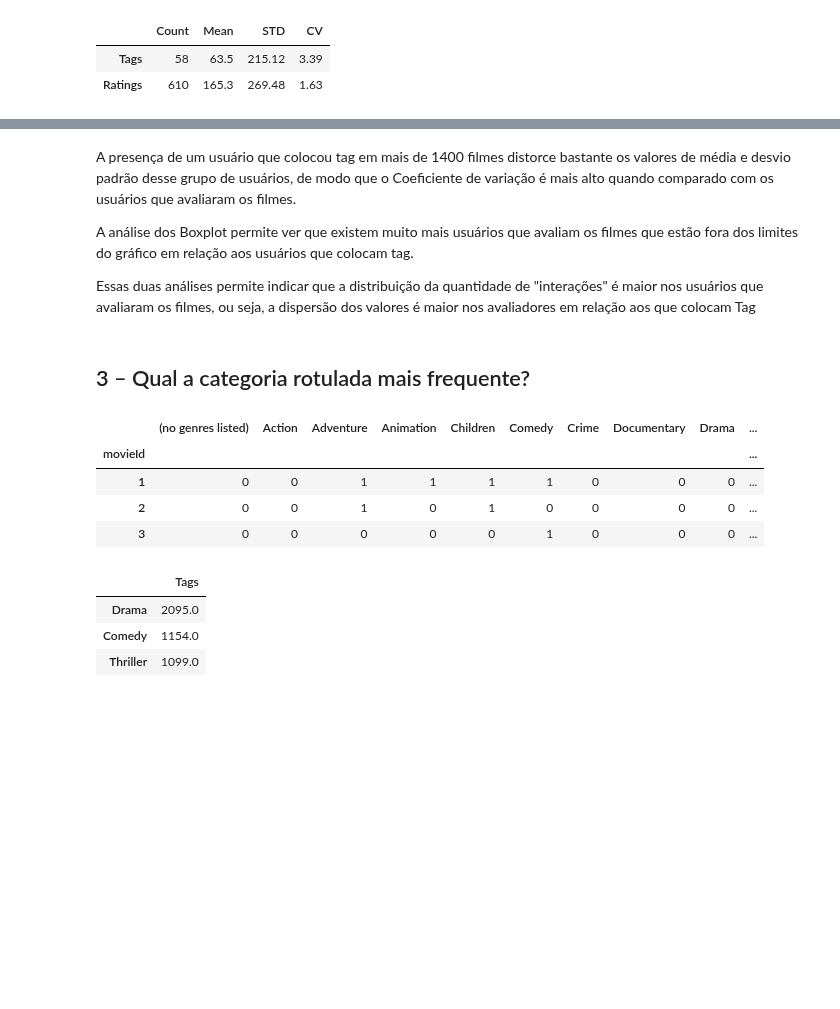
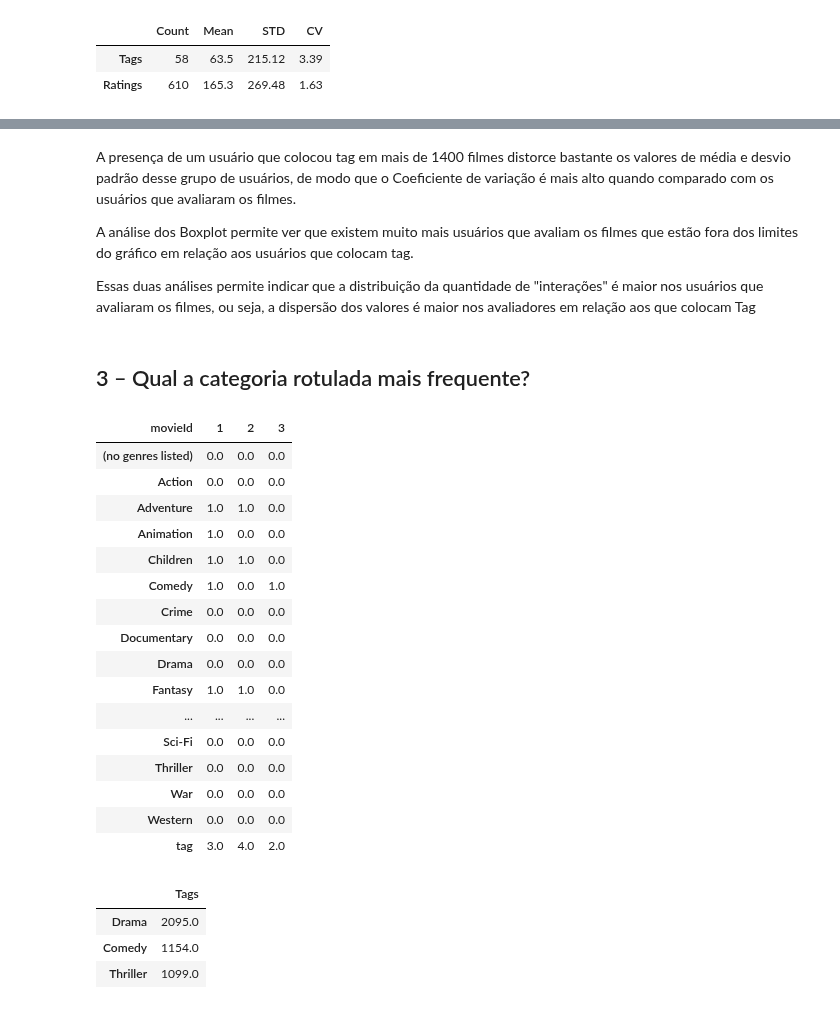
Before and after one commit to dieguim-ifsp-posCD/D1AED, a Jupyter notebook: avaliacoes/20210513-avaliacao01/AED-movie-lens-small.ipynb, the cells around one changed output, grey strips where cells are left out. Cells and saved outputs as stored; diff of their text form; code cells hidden in the pictures; blank space fills up the shorter version.

```diff
--- a/avaliacoes/20210513-avaliacao01/AED-movie-lens-small.ipynb
+++ b/avaliacoes/20210513-avaliacao01/AED-movie-lens-small.ipynb
@@ -792,23 +812,35 @@ comparação_tags_e_ratings
 # %% [markdown]
-A presença de um usuário que colocou tag em mais de 1400 filmes distorce bastante os valores de média e desvio padrão desse grupo de usuários, de modo que o Coeficiente de variação é mais alto quando comparado com os usuários que avaliaram os filmes.
+  A presença de um usuário que colocou tag em mais de 1400 filmes distorce bastante os valores de média e desvio padrão desse grupo de usuários, de modo que o Coeficiente de variação é mais alto quando comparado com os usuários que avaliaram os filmes.
 
-A análise dos Boxplot permite ver que existem muito mais usuários que avaliam os filmes que estão fora dos limites do gráfico em relação aos usuários que colocam tag.
+  A análise dos Boxplot permite ver que existem muito mais usuários que avaliam os filmes que estão fora dos limites do gráfico em relação aos usuários que colocam tag.
 
-Essas duas análises permite indicar que a distribuição da quantidade de "interações" é maior nos usuários que avaliaram os filmes, ou seja, a dispersão dos valores é maior nos avaliadores em relação aos que colocam Tag
+  Essas duas análises permite indicar que a distribuição da quantidade de "interações" é maior nos usuários que avaliaram os filmes, ou seja, a dispersão dos valores é maior nos avaliadores em relação aos que colocam Tag
 # %% [markdown]
 ## 3 – Qual a categoria rotulada mais frequente?
 # %%
 # Juntando o DF de rótulos com a quantidade de tags usando movieId como chave
 categorias_rotuladas = movies_df_generos.set_index('movieId')
 categorias_rotuladas = pd.concat([categorias_rotuladas,(tags_df[['movieId','tag']].groupby('movieId').count())], axis = 1)
 categorias_rotuladas.drop('title', axis = 1, inplace = True)
-categorias_rotuladas.head(3)
+categorias_rotuladas.head(3).T
 # %% [output]
-|  | (no genres listed) | Action | Adventure | Animation | Children | Comedy | Crime | Documentary | Drama | ... |
-| movieId |  |  |  |  |  |  |  |  |  | ... |
-| 1 | 0 | 0 | 1 | 1 | 1 | 1 | 0 | 0 | 0 | ... |
-| 2 | 0 | 0 | 1 | 0 | 1 | 0 | 0 | 0 | 0 | ... |
-| 3 | 0 | 0 | 0 | 0 | 0 | 1 | 0 | 0 | 0 | ... |
+| movieId | 1 | 2 | 3 |
+| (no genres listed) | 0.0 | 0.0 | 0.0 |
+| Action | 0.0 | 0.0 | 0.0 |
+| Adventure | 1.0 | 1.0 | 0.0 |
+| Animation | 1.0 | 0.0 | 0.0 |
+| Children | 1.0 | 1.0 | 0.0 |
+| Comedy | 1.0 | 0.0 | 1.0 |
+| Crime | 0.0 | 0.0 | 0.0 |
+| Documentary | 0.0 | 0.0 | 0.0 |
+| Drama | 0.0 | 0.0 | 0.0 |
+| Fantasy | 1.0 | 1.0 | 0.0 |
+| ... | ... | ... | ... |
+| Sci-Fi | 0.0 | 0.0 | 0.0 |
+| Thriller | 0.0 | 0.0 | 0.0 |
+| War | 0.0 | 0.0 | 0.0 |
+| Western | 0.0 | 0.0 | 0.0 |
+| tag | 3.0 | 4.0 | 2.0 |
 # %%
 # Criando Dicionário relacionando Generos com quantidade de tags
 qtd_tags_por_rotulos = {}
```
Also changed, not shown: parts of 16 cells of this notebook.
